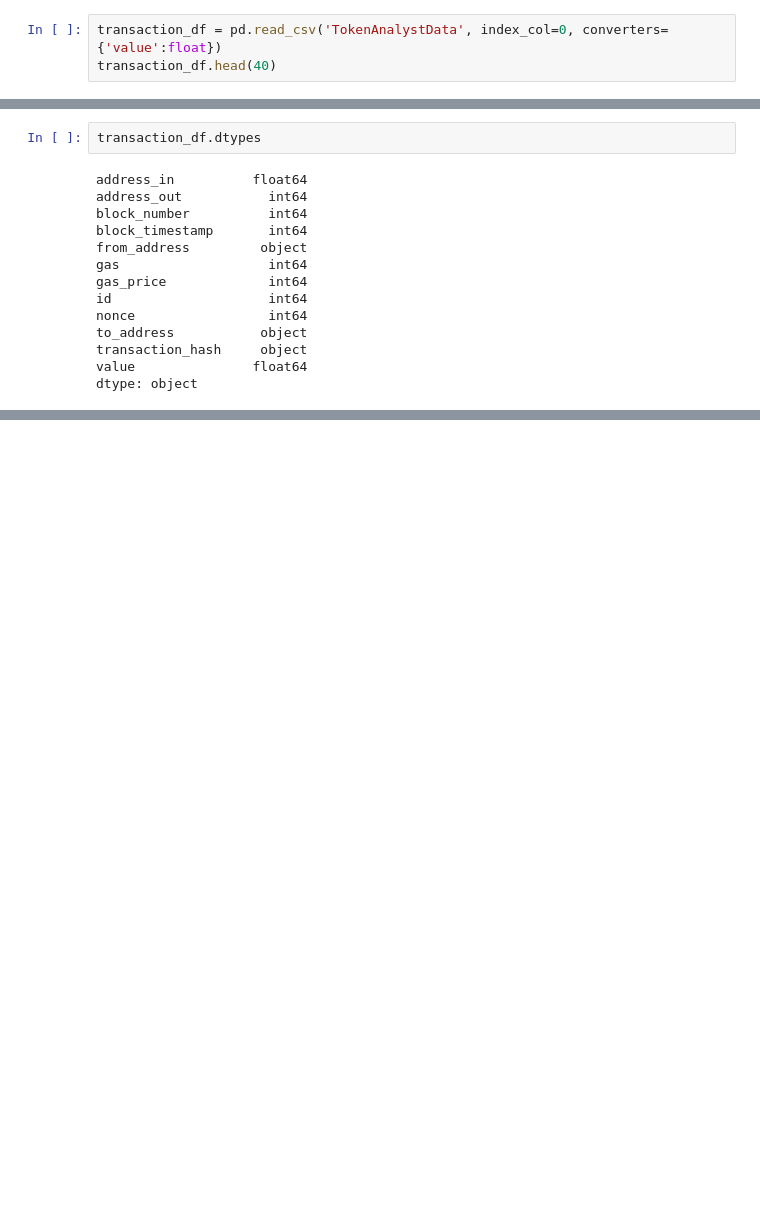
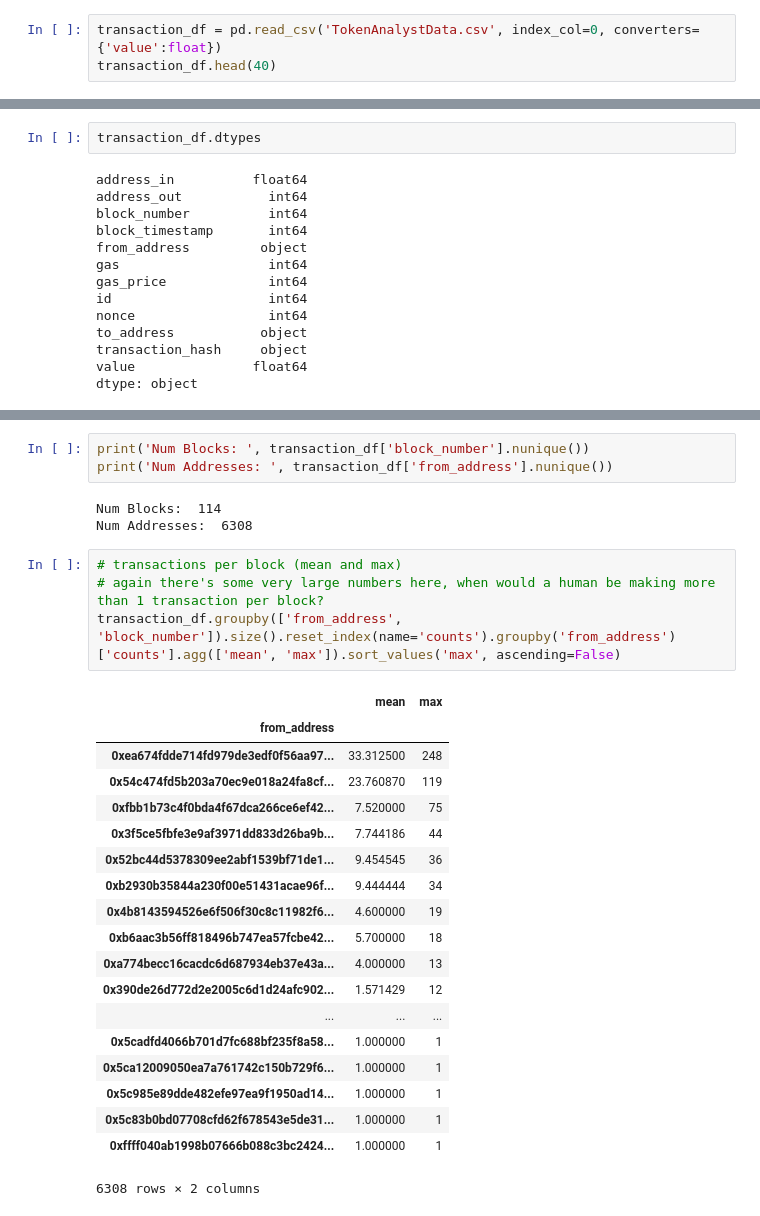
Before and after one commit to theref/TokenAnalyst, a Jupyter notebook: Exploration.ipynb, the cells around one changed output, grey strips where cells are left out. Drawn from its saved outputs; the diff is of its cells as text; blank space fills up the shorter version.

```diff
--- a/Exploration.ipynb
+++ b/Exploration.ipynb
@@ -21,5 +19,5 @@ df.to_csv('TokenAnalystData')
 # %%
-transaction_df = pd.read_csv('TokenAnalystData', index_col=0, converters={'value':float})
+transaction_df = pd.read_csv('TokenAnalystData.csv', index_col=0, converters={'value':float})
 transaction_df.head(40)
 # %% [output]
 |  | address_in | address_out | block_number | block_timestamp | from_address | gas | gas_price | id | ... |
@@ -103,0 +101,30 @@ address_df
+# %%
+print('Num Blocks: ', transaction_df['block_number'].nunique())
+print('Num Addresses: ', transaction_df['from_address'].nunique())
+# %% [output]
+Num Blocks:  114
+Num Addresses:  6308
+# %%
+# transactions per block (mean and max)
+# again there's some very large numbers here, when would a human be making more than 1 transaction per block?
+transaction_df.groupby(['from_address', 'block_number']).size().reset_index(name='counts').groupby('from_address')['counts'].agg(['mean', 'max']).sort_values('max', ascending=False)
+# %% [output]
+|  | mean | max |
+| from_address |  |  |
+| 0xea674fdde714fd979de3edf0f56aa97... | 33.312500 | 248 |
+| 0x54c474fd5b203a70ec9e018a24fa8cf... | 23.760870 | 119 |
+| 0xfbb1b73c4f0bda4f67dca266ce6ef42... | 7.520000 | 75 |
+| 0x3f5ce5fbfe3e9af3971dd833d26ba9b... | 7.744186 | 44 |
+| 0x52bc44d5378309ee2abf1539bf71de1... | 9.454545 | 36 |
+| 0xb2930b35844a230f00e51431acae96f... | 9.444444 | 34 |
+| 0x4b8143594526e6f506f30c8c11982f6... | 4.600000 | 19 |
+| 0xb6aac3b56ff818496b747ea57fcbe42... | 5.700000 | 18 |
+| 0xa774becc16cacdc6d687934eb37e43a... | 4.000000 | 13 |
+| 0x390de26d772d2e2005c6d1d24afc902... | 1.571429 | 12 |
+| ... | ... | ... |
+| 0x5cadfd4066b701d7fc688bf235f8a58... | 1.000000 | 1 |
+| 0x5ca12009050ea7a761742c150b729f6... | 1.000000 | 1 |
+| 0x5c985e89dde482efe97ea9f1950ad14... | 1.000000 | 1 |
+| 0x5c83b0bd07708cfd62f678543e5de31... | 1.000000 | 1 |
+| 0xffff040ab1998b07666b088c3bc2424... | 1.000000 | 1 |
+6308 rows × 2 columns
```
Also changed, not shown: parts of 11 cells of this notebook, 1 other file.
